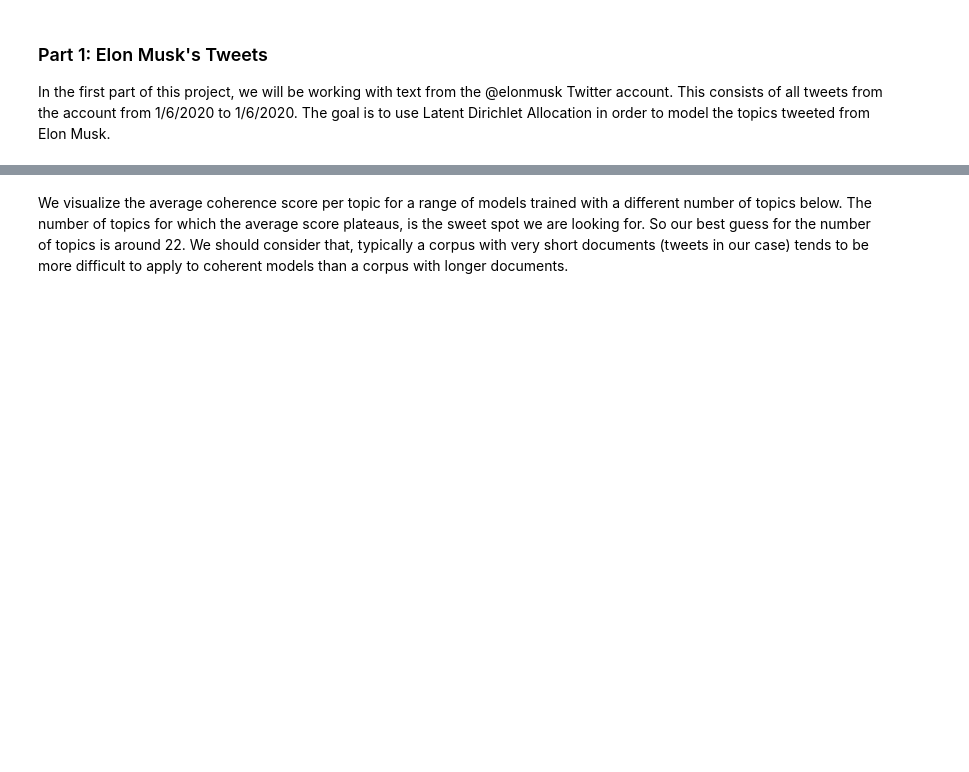
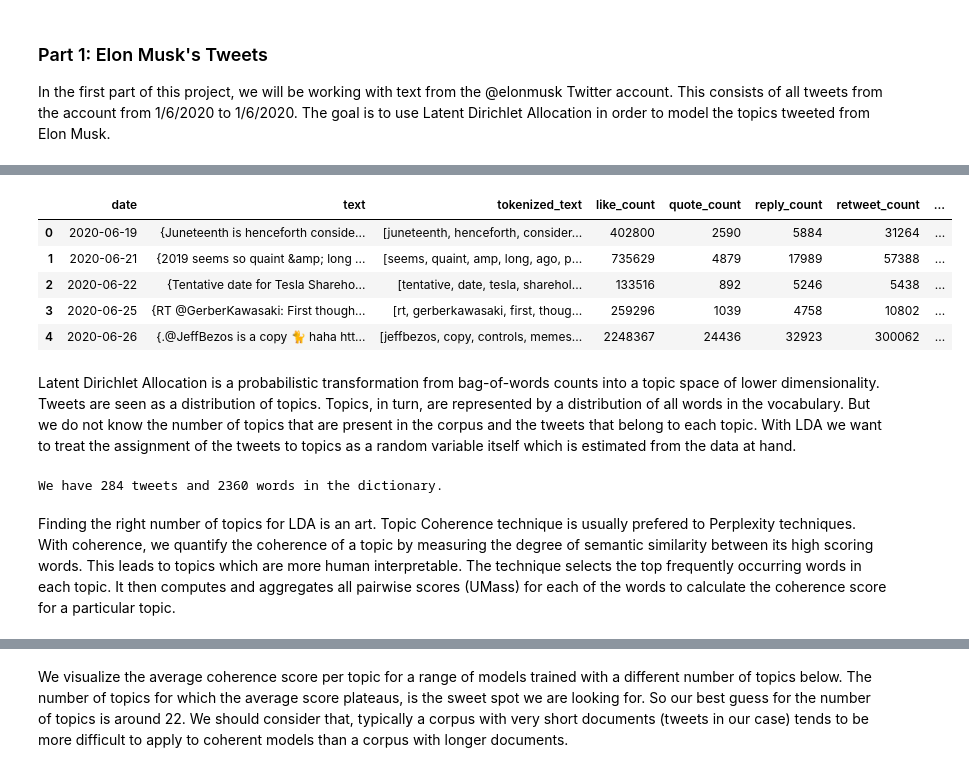
Before and after one commit to angkohtenko/twitter_vs_stocks, a Jupyter notebook: LDA.ipynb, the cells around one changed output, grey strips where cells are left out. Saved outputs shown, nothing was run; the diff lists cells and outputs as text; code cells hidden in the pictures; blank space fills up the shorter version.

```diff
--- a/LDA.ipynb
+++ b/LDA.ipynb
@@ -103,0 +186,11 @@ for nb_topics in range(1,36):
+# %%
+df_tweets_clean.head()
+# %% [output]
+|  | date | text | tokenized_text | like_count | quote_count | reply_count | retweet_count | ... |
+| 0 | 2020-06-19 | {Juneteenth is henceforth conside... | [juneteenth, henceforth, consider... | 402800 | 2590 | 5884 | 31264 | ... |
+| 1 | 2020-06-21 | {2019 seems so quaint &amp; long ... | [seems, quaint, amp, long, ago, p... | 735629 | 4879 | 17989 | 57388 | ... |
+| 2 | 2020-06-22 | {Tentative date for Tesla Shareho... | [tentative, date, tesla, sharehol... | 133516 | 892 | 5246 | 5438 | ... |
+| 3 | 2020-06-25 | {RT @GerberKawasaki: First though... | [rt, gerberkawasaki, first, thoug... | 259296 | 1039 | 4758 | 10802 | ... |
+| 4 | 2020-06-26 | {.@JeffBezos is a copy 🐈 haha htt... | [jeffbezos, copy, controls, memes... | 2248367 | 24436 | 32923 | 300062 | ... |
+# %% [markdown]
+Latent Dirichlet Allocation is a probabilistic transformation from bag-of-words counts into a topic space of lower dimensionality. Tweets are seen as a distribution of topics. Topics, in turn, are represented by a distribution of all words in the vocabulary. But we do not know the number of topics that are present in the corpus and the tweets that belong to each topic. With LDA we want to treat the assignment of the tweets to topics as a random variable itself which is estimated from the data at hand.
@@ -103,0 +199,4 @@ for nb_topics in range(1,36):
+# %%
+print("We have {} tweets and {} words in the dictionary.".format(df_tweets_clean.shape[0],len(tweets_dictionary)))
+# %% [output]
+We have 284 tweets and 2360 words in the dictionary.
@@ -103,0 +205,2 @@ for nb_topics in range(1,36):
+# %% [markdown]
+Finding the right number of topics for LDA is an art. Topic Coherence technique is usually prefered to Perplexity techniques. With coherence, we quantify the coherence of a topic by measuring the degree of semantic similarity between its high scoring words. This leads to topics which are more human interpretable. The technique selects the top frequently occurring words in each topic. It then computes and aggregates all pairwise scores (UMass) for each of the words to calculate the coherence score for a particular topic.
```
Also changed, not shown: parts of 29 cells of this notebook.
